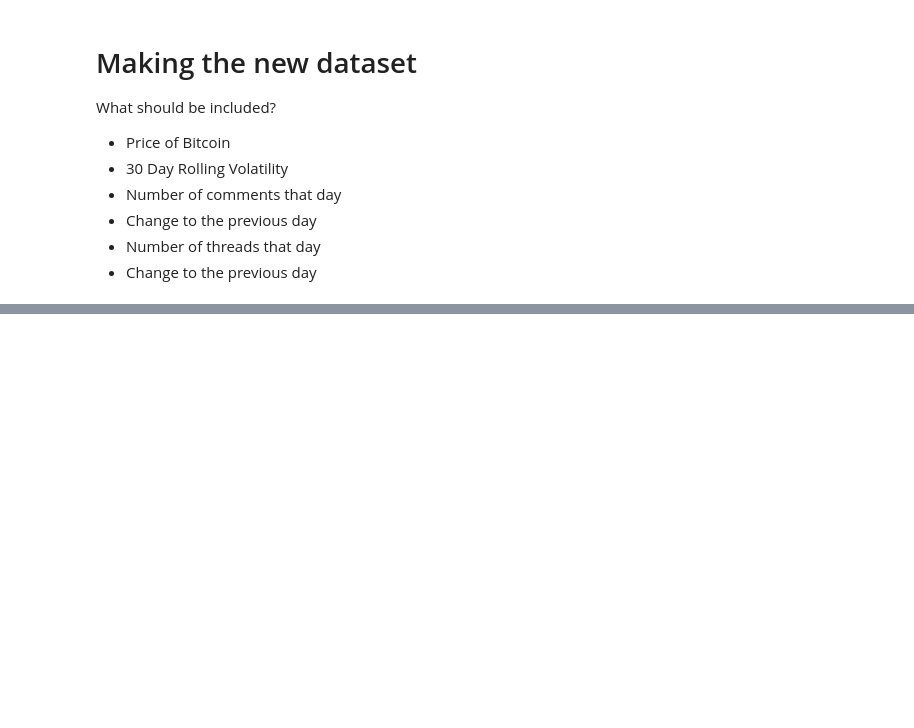
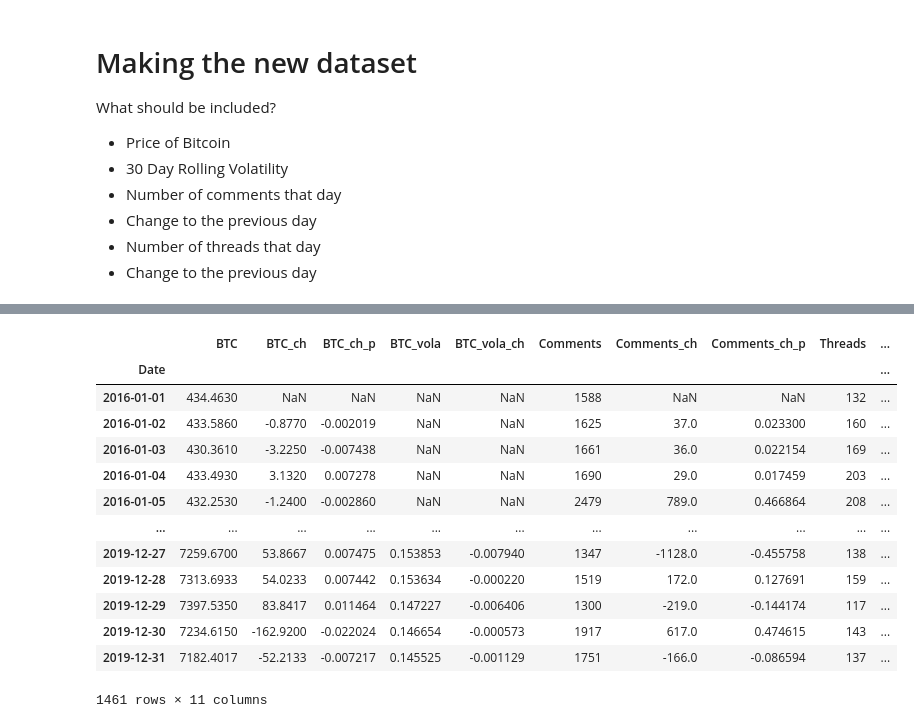
Before and after one commit to jasperschroeder/BigDataClass, a Jupyter notebook: Volatility.ipynb, the cells around one changed output, grey strips where cells are left out. Cells and saved outputs as stored; diff of their text form; code cells hidden in the pictures; blank space fills up the shorter version.

```diff
--- a/Volatility.ipynb
+++ b/Volatility.ipynb
@@ -105,0 +177,17 @@ sns.heatmap(ds.corr(), annot=True)
+# %%
+ds
+# %% [output]
+|  | BTC | BTC_ch | BTC_ch_p | BTC_vola | BTC_vola_ch | Comments | Comments_ch | Comments_ch_p | Threads | ... |
+| Date |  |  |  |  |  |  |  |  |  | ... |
+| 2016-01-01 | 434.4630 | NaN | NaN | NaN | NaN | 1588 | NaN | NaN | 132 | ... |
+| 2016-01-02 | 433.5860 | -0.8770 | -0.002019 | NaN | NaN | 1625 | 37.0 | 0.023300 | 160 | ... |
+| 2016-01-03 | 430.3610 | -3.2250 | -0.007438 | NaN | NaN | 1661 | 36.0 | 0.022154 | 169 | ... |
+| 2016-01-04 | 433.4930 | 3.1320 | 0.007278 | NaN | NaN | 1690 | 29.0 | 0.017459 | 203 | ... |
+| 2016-01-05 | 432.2530 | -1.2400 | -0.002860 | NaN | NaN | 2479 | 789.0 | 0.466864 | 208 | ... |
+| ... | ... | ... | ... | ... | ... | ... | ... | ... | ... | ... |
+| 2019-12-27 | 7259.6700 | 53.8667 | 0.007475 | 0.153853 | -0.007940 | 1347 | -1128.0 | -0.455758 | 138 | ... |
+| 2019-12-28 | 7313.6933 | 54.0233 | 0.007442 | 0.153634 | -0.000220 | 1519 | 172.0 | 0.127691 | 159 | ... |
+| 2019-12-29 | 7397.5350 | 83.8417 | 0.011464 | 0.147227 | -0.006406 | 1300 | -219.0 | -0.144174 | 117 | ... |
+| 2019-12-30 | 7234.6150 | -162.9200 | -0.022024 | 0.146654 | -0.000573 | 1917 | 617.0 | 0.474615 | 143 | ... |
+| 2019-12-31 | 7182.4017 | -52.2133 | -0.007217 | 0.145525 | -0.001129 | 1751 | -166.0 | -0.086594 | 137 | ... |
+1461 rows × 11 columns
```
Also changed, not shown: parts of 10 cells of this notebook, 2 other files.
